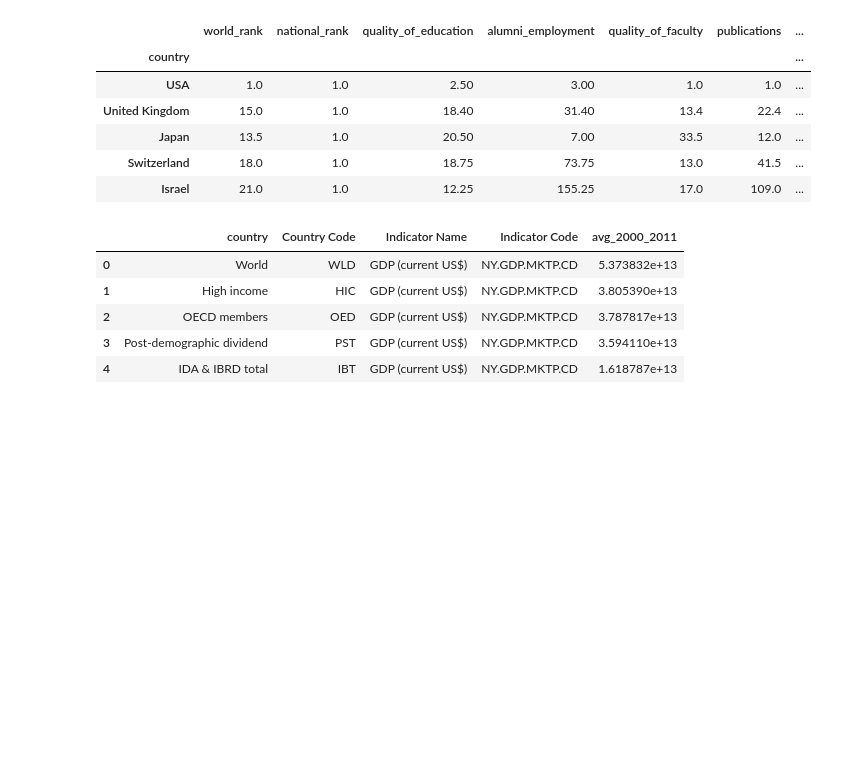
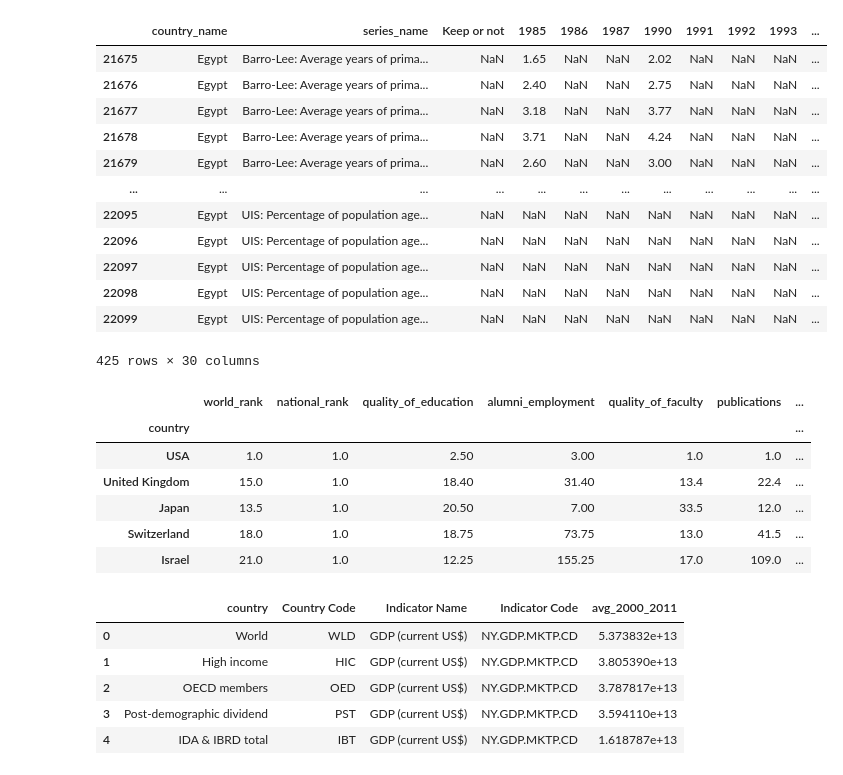
Before and after one commit to bluewallumich/Predicting-Educational-Outcomes, a Jupyter notebook: Milestone II Project v1.ipynb, the cells around one changed output. Cells and saved outputs as stored; diff of their text form; code cells hidden in the pictures; blank space fills up the shorter version.

Commit message:
Cleaned Countries, I Think

```diff
--- a/Milestone II Project v1.ipynb
+++ b/Milestone II Project v1.ipynb
@@ -6,11 +9,35 @@ import numpy as np
 # %%
 #### Importing csv data files into dataframes
 df = pd.read_csv('Input_Data/education_expenditure_supplementary_data.csv')#Public and private direct expenditures on education institutions as a percentage of gross domestic product
-df1 = pd.read_csv('Input_Data/educational_attainment_supplementary_data.csv')#refined list of survey questions by country
+df1 = pd.read_csv('Input_Data/educational_attainment_supplementary_data.csv')#refined list of survey questions by country ########country_name erase this line
 df2 = pd.read_csv('Input_Data/school_and_country_table.csv')
-df3 = pd.read_csv('Input_Data/shanghaiData.csv')
+df3 = pd.read_csv('Input_Data/shanghaiData.csv')####Not needed erase this
 df4 = pd.read_csv('Input_Data/timesData.csv')
-df_GDP = pd.read_csv('Input_Data/GDP.csv')
+df_GDP = pd.read_csv('Input_Data/GDP.csv')####Country Name
 df_GDP2 = pd.read_csv('Input_Data/GDP.csv')
 higherED_df = pd.read_csv('Input_data/cwurData.csv')
+
+### All DFS pass through Country Cleaner.
+country_list = [df, df1, df2, df4, df_GDP, df_GDP2, higherED_df]
+
+for frame in country_list:
+    for col in frame.columns:
+        if (col =='country_name') or (col == 'country') or (col == 'Country Name') or (col == 'Country'):
+            frame[col] = frame[col].apply(lambda x: country_clean(x))
+test_df = df1.loc[df1['country_name'] == 'Egypt']
+test_df
+# %% [output]
+|  | country_name | series_name | Keep or not | 1985 | 1986 | 1987 | 1990 | 1991 | 1992 | 1993 | ... |
+| 21675 | Egypt | Barro-Lee: Average years of prima... | NaN | 1.65 | NaN | NaN | 2.02 | NaN | NaN | NaN | ... |
+| 21676 | Egypt | Barro-Lee: Average years of prima... | NaN | 2.40 | NaN | NaN | 2.75 | NaN | NaN | NaN | ... |
+| 21677 | Egypt | Barro-Lee: Average years of prima... | NaN | 3.18 | NaN | NaN | 3.77 | NaN | NaN | NaN | ... |
+| 21678 | Egypt | Barro-Lee: Average years of prima... | NaN | 3.71 | NaN | NaN | 4.24 | NaN | NaN | NaN | ... |
+| 21679 | Egypt | Barro-Lee: Average years of prima... | NaN | 2.60 | NaN | NaN | 3.00 | NaN | NaN | NaN | ... |
+| ... | ... | ... | ... | ... | ... | ... | ... | ... | ... | ... | ... |
+| 22095 | Egypt | UIS: Percentage of population age... | NaN | NaN | NaN | NaN | NaN | NaN | NaN | NaN | ... |
+| 22096 | Egypt | UIS: Percentage of population age... | NaN | NaN | NaN | NaN | NaN | NaN | NaN | NaN | ... |
+| 22097 | Egypt | UIS: Percentage of population age... | NaN | NaN | NaN | NaN | NaN | NaN | NaN | NaN | ... |
+| 22098 | Egypt | UIS: Percentage of population age... | NaN | NaN | NaN | NaN | NaN | NaN | NaN | NaN | ... |
+| 22099 | Egypt | UIS: Percentage of population age... | NaN | NaN | NaN | NaN | NaN | NaN | NaN | NaN | ... |
+425 rows × 30 columns
 # %%
```
Also changed, not shown: parts of 2 cells of this notebook.
